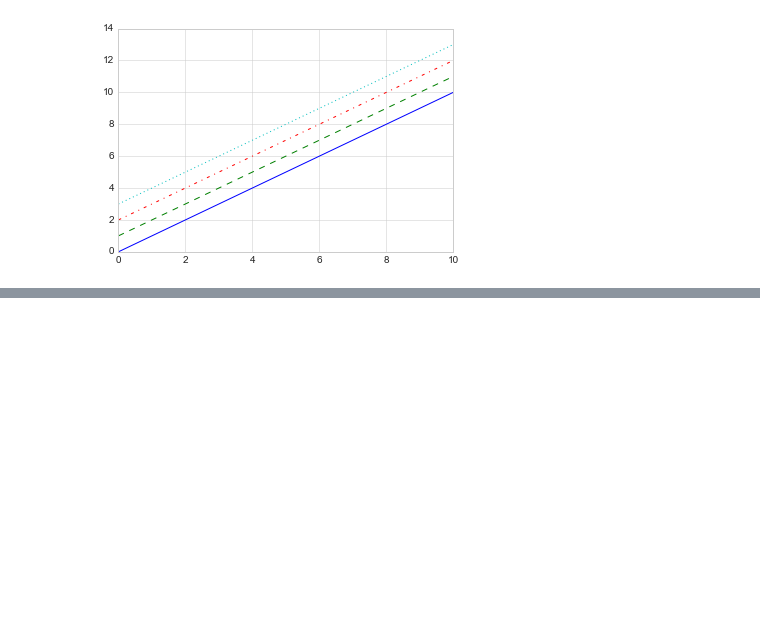
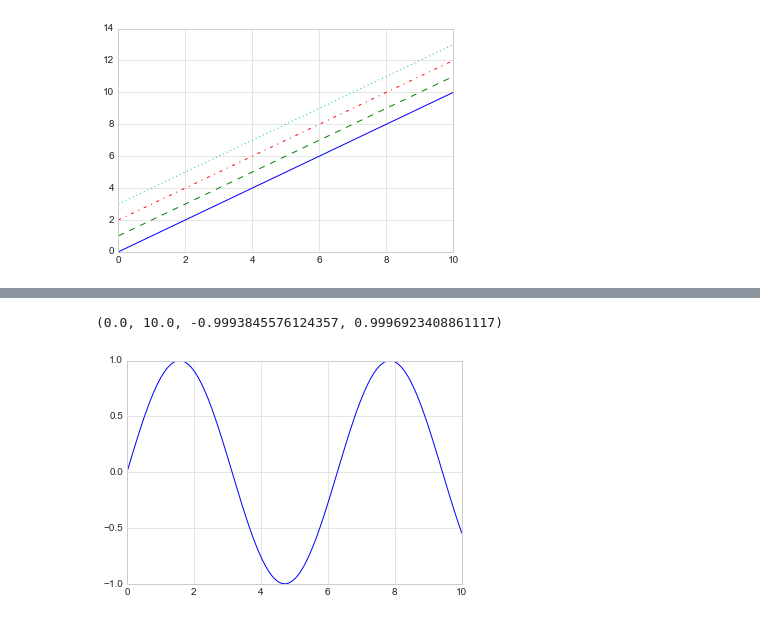
Before and after one commit to SpIIIII/jupyter-repo, a Jupyter notebook: Python Data Science Cookbook/Main.ipynb, the cells around one changed output, grey strips where cells are left out. Cells and saved outputs as stored; diff of their text form; code cells hidden in the pictures; blank space fills up the shorter version.

```diff
--- a/Python Data Science Cookbook/Main.ipynb
+++ b/Python Data Science Cookbook/Main.ipynb
@@ -385,0 +408,6 @@ plt.plot(x,x + 3,linestyle = 'dotted')
+# %%
+plt.plot(x,np.sin(x))
+plt.axis('tight')
+# %% [output]
+(0.0, 10.0, -0.9993845576124357, 0.9996923408861117)
+[figure, added]
```
Also changed, not shown: parts of 13 cells of this notebook, 1 other file.
